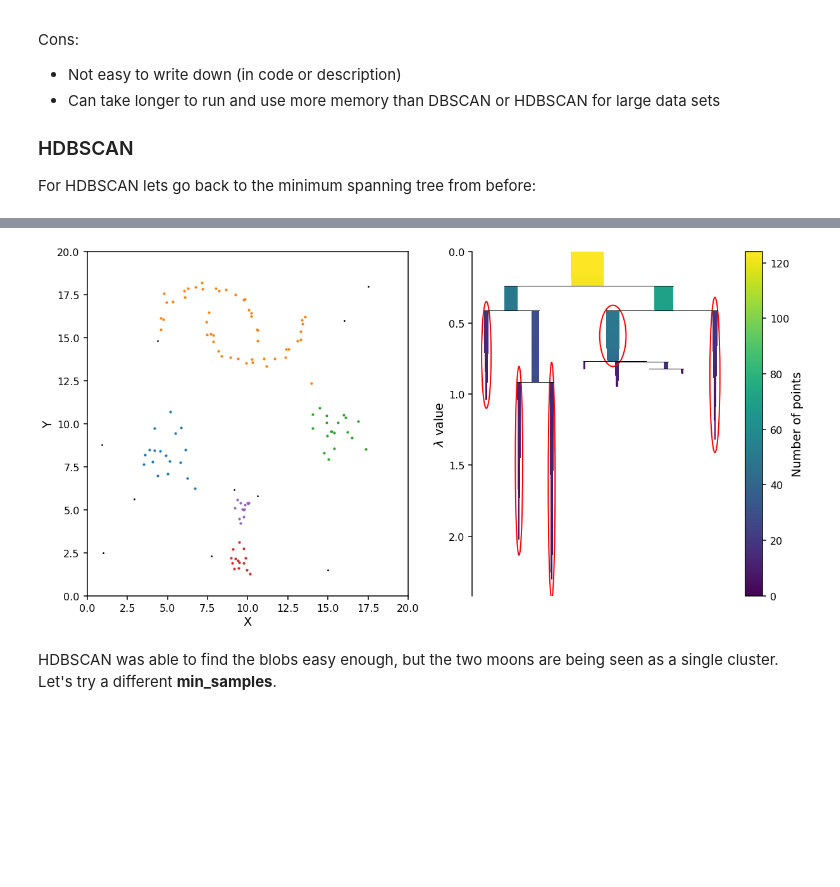
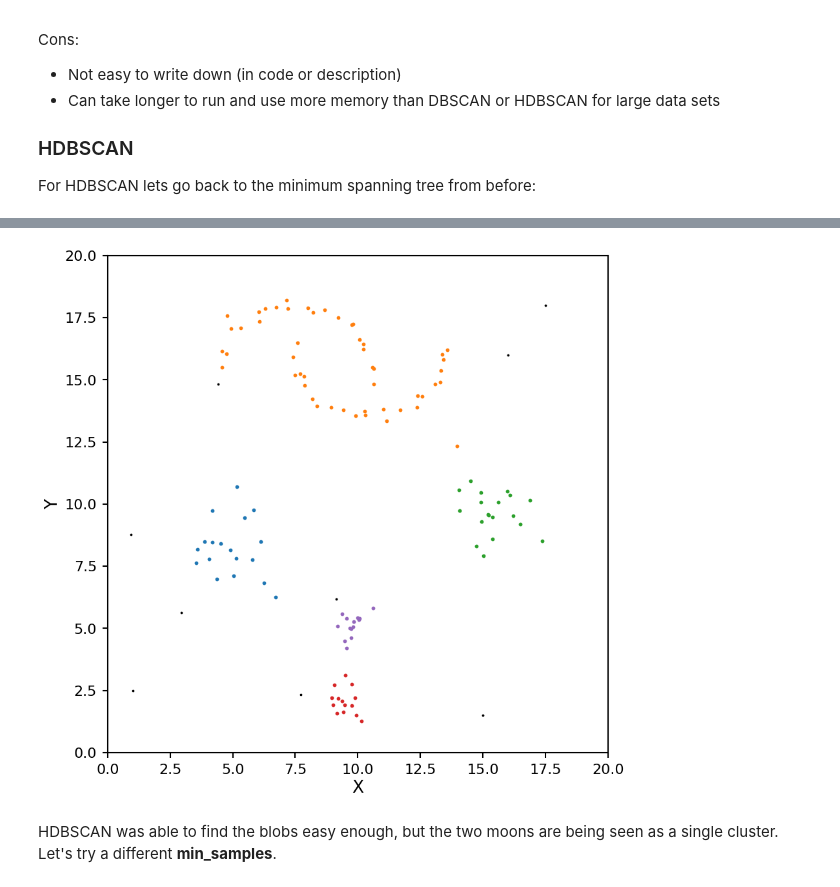
Before and after one commit to zooniverse/aggregation-for-caesar, a Jupyter notebook: docs/source/How_Clustering_Works.ipynb, the cells around one changed output, grey strips where cells are left out. Drawn from its saved outputs; the diff is of its cells as text; code cells hidden in the pictures; blank space fills up the shorter version.

```diff
--- a/docs/source/How_Clustering_Works.ipynb
+++ b/docs/source/How_Clustering_Works.ipynb
@@ -259,12 +258,13 @@ Now that we have the MRD matrix we can use that data to create a minimum spannin
 Let's construct the minimum spanning tree for our test data.  The links are color coded by the MRD value between the connected points.
 # %%
 from scipy.sparse.csgraph import minimum_spanning_tree
-from matplotlib import cm, colors, colorbar
+from matplotlib import cm, colors, colorbar, colormaps
 
 mst = minimum_spanning_tree(d_mreach).toarray()
 
+# Normalise the colourbar to the data
 norm = colors.Normalize(vmin=mst.min(), vmax=mst.max())
-cmap = cm.get_cmap('plasma')
+cmap = colormaps.get_cmap('plasma')
 
 plt.figure(figsize=[10, 10])
 ax = plt.gca()
@@ -403,12 +403,13 @@ Cons:
 For HDBSCAN lets go back to the minimum spanning tree from before:
 # %%
 from scipy.sparse.csgraph import minimum_spanning_tree
-from matplotlib import cm, colors, colorbar
+from matplotlib import cm, colors, colorbar, colormaps
 
 mst = minimum_spanning_tree(d_mreach).toarray()
 
+# Normalise the colourbar to the data
 norm = colors.Normalize(vmin=mst.min(), vmax=mst.max())
-cmap = cm.get_cmap('plasma')
+cmap = colormaps.get_cmap('plasma')
 
 plt.figure(figsize=[10, 10])
 ax = plt.gca()
@@ -444,7 +446,0 @@ By encoding the number of points in each clusters at each $\lambda$ values as th
-# %%
-hdb = hdbscan.HDBSCAN(min_samples=5, gen_min_span_tree=True)
-hdb.fit(X)
-
-plt.figure(figsize=[10, 10])
-ax = plt.gca()
-hdb.condensed_tree_.plot(axis=ax);
@@ -463,10 +467,7 @@ hdb.condensed_tree_.plot(axis=ax, select_clusters=True);
 # %%
 # defind a plotting function that will be reused for HDBSCAN plots
 def plot_hdbscan(db, X):
-    fig = plt.figure(figsize=(20, 10))
-    gs = fig.add_gridspec(1, 2)
-    ax1 = fig.add_subplot(gs[0, 0])
-    ax2 = fig.add_subplot(gs[0, 1])
+    fig = plt.figure(figsize=(10, 10))
 
     unique_labels = set(db.labels_)
     for k in unique_labels:
@@ -474,23 +475,22 @@ def plot_hdbscan(db, X):
         if k == -1:
             # these are the noise points
             color = 'k'
-            ax1.scatter(X[kdx, 0], X[kdx, 1], color=color, s=3)
+            plt.scatter(X[kdx, 0], X[kdx, 1], color=color, s=3)
         else:
             color = f'C{k}'
-            ax1.scatter(X[kdx, 0], X[kdx, 1], color=color, s=10)
+            plt.scatter(X[kdx, 0], X[kdx, 1], color=color, s=10)
 
-    ax1.set_xlim(0, 20)
-    ax1.set_ylim(0, 20)
-    ax1.set_xlabel('X')
-    ax1.set_ylabel('Y')
-    db.condensed_tree_.plot(axis=ax2, select_clusters=True)
+    plt.xlim(0, 20)
+    plt.ylim(0, 20)
+    plt.xlabel('X')
+    plt.ylabel('Y')
 # %%
-hdb = hdbscan.HDBSCAN(min_samples=5, gen_min_span_tree=True)
+hdb = HDBSCAN(min_samples=5)
 hdb.fit(X)
 
 plot_hdbscan(hdb, X)
 # %% [output]
-[figure, old version]
+[figure, new version]
 # %% [markdown]
 HDBSCAN was able to find the blobs easy enough, but the two moons are being seen as a single cluster.  Let's try a different **min_samples**.
 # %%
```
Also changed, not shown: parts of 21 cells of this notebook, 3 other files.
